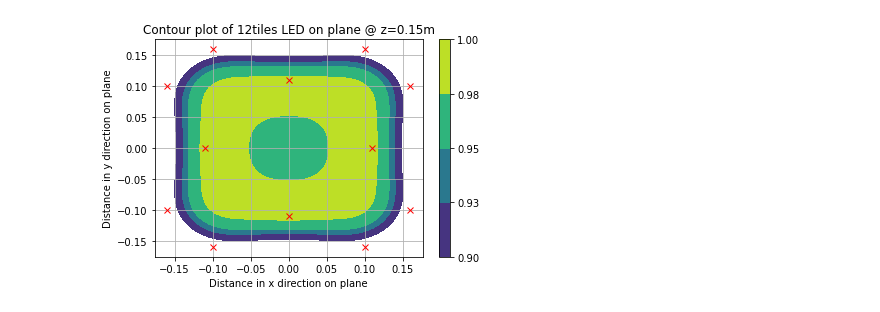
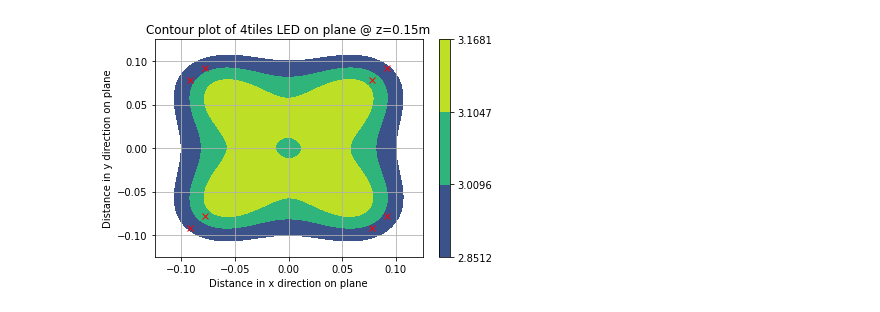
Before and after one commit to nicol2020/UV-SINTEC, a Jupyter notebook: PAR_only_lamp.ipynb, the cells around one changed output. Saved outputs shown, nothing was run; the diff lists cells and outputs as text; code cells hidden in the pictures.

```diff
--- a/PAR_only_lamp.ipynb
+++ b/PAR_only_lamp.ipynb
@@ -53,19 +53,19 @@ from mpl_toolkits import mplot3d
 # %%
 ###########INITIAL POWER DENSITY############
 #Only use code in this cell if given the power density at a given height and need to find the initial intensity I [cd]
-I_zero = 7.17 #Power Density in w/m^2 at a given height h from the LED
+I_zero = 2.24 #Power Density in w/m^2 at a given height h from the LED
 h = 0.10 #height from the LED to the plane given for Power density
 I = I_zero*(h**2) #Intensity value in cd
 #I = 1
 # %%
 ######## NUMBER OF TILES, DISTACNE, HALF ANGLE #################
-LED_n = 12 #Number of tiles
+LED_n = 4 #Number of tiles
 z = 0.15 #Distance from LED plane to target plane in metres
-hA = 64 #LED half angle in degrees,,,,,,,,,,,, 63deg half angle is written in LED's datasheet
+hA = 65 #LED half angle in degrees,,,,,,,,,,,, 63deg half angle is written in LED's datasheet
 
 ######TARGET PLANE ########
-px = 0.30 #size of plane in x direction (m)
-py = 0.30 #size of plane in y direction (m)
+px = 0.25 #size of plane in x direction (m)
+py = 0.25 #size of plane in y direction (m)
 num = 100 #Number of points desired in each direction on the plane
 
 #Comment out the next 3 lines and uncomment the line after that in order to use a given I value in cd
@@ -250,21 +231,21 @@ plt.show()
 # %%
 #Ben's code
 
 fig,ax = plt.subplots(1,1)
 #V = [0.5, 0.6, 0.7, 0.8, 0.9, 0.95, 1] #Line for putting specific contour lines in the plot
-V = [0.9, 0.93, 0.95, 0.98, 1]
-#V = [0.90*M,0.95*M, 0.98*M, M] #Array for making specific contour lines for illuminance in W/m^2
+#V = [0.9, 0.93, 0.95, 0.98, 1]
+V = [0.90*M,0.95*M, 0.98*M, M] #Array for making specific contour lines for illuminance in W/m^2
 cp = ax.contourf(x,y,E, V)
 #Code below for plotting each LED's position
 
 for ledx, ledy in zip(xlist,ylist):
   plt.plot(ledx,ledy,'rx')
 
 
 fig.colorbar(cp)
 plt.title(f"Contour plot of {LED_n}tiles LED on plane @ z={z}m")
 plt.xlabel("Distance in x direction on plane")
 plt.ylabel("Distance in y direction on plane")
 plt.grid()
 # %% [output]
-[figure, old version]
+[figure, new version]
```
Also changed, not shown: parts of 3 cells of this notebook.
